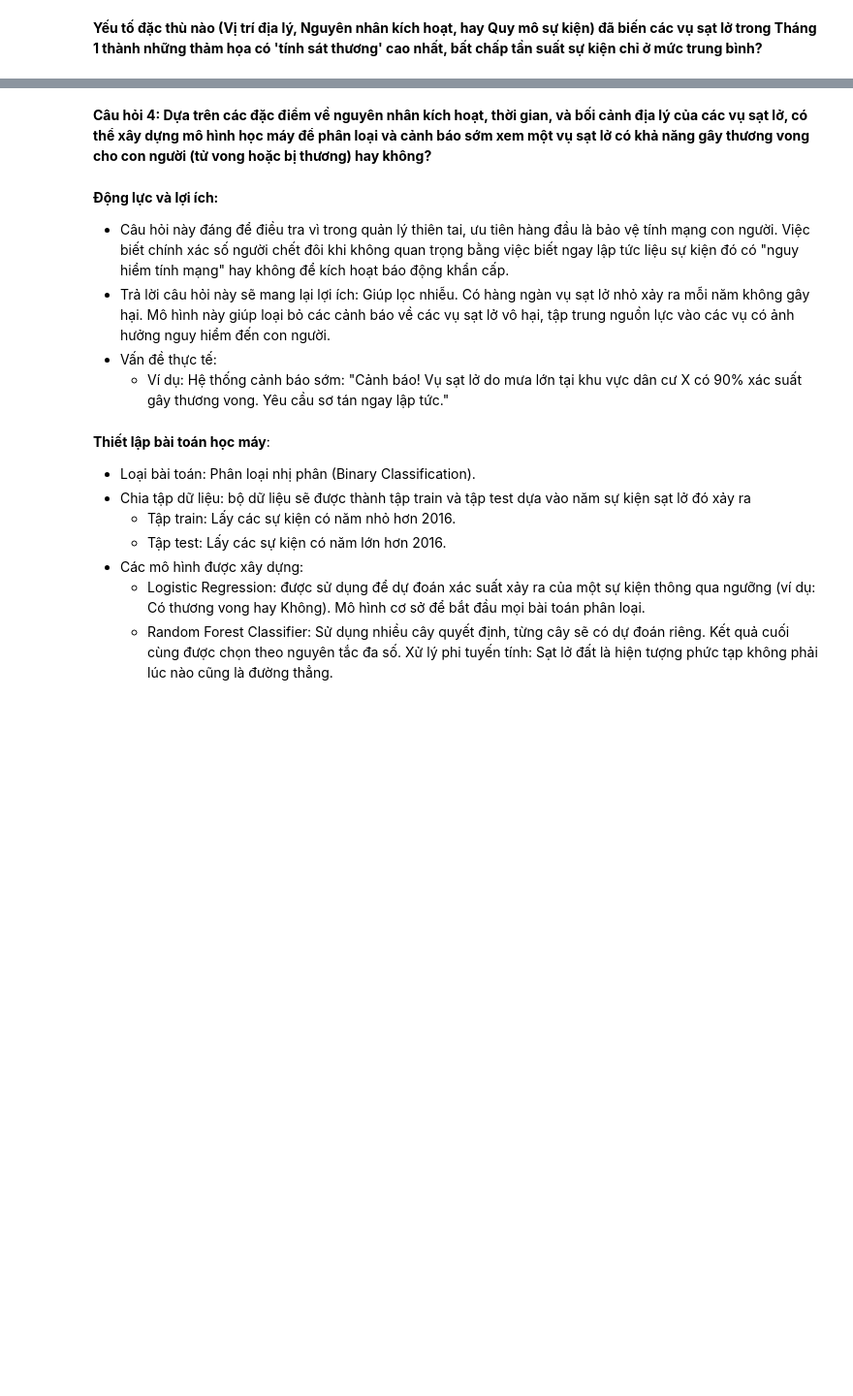
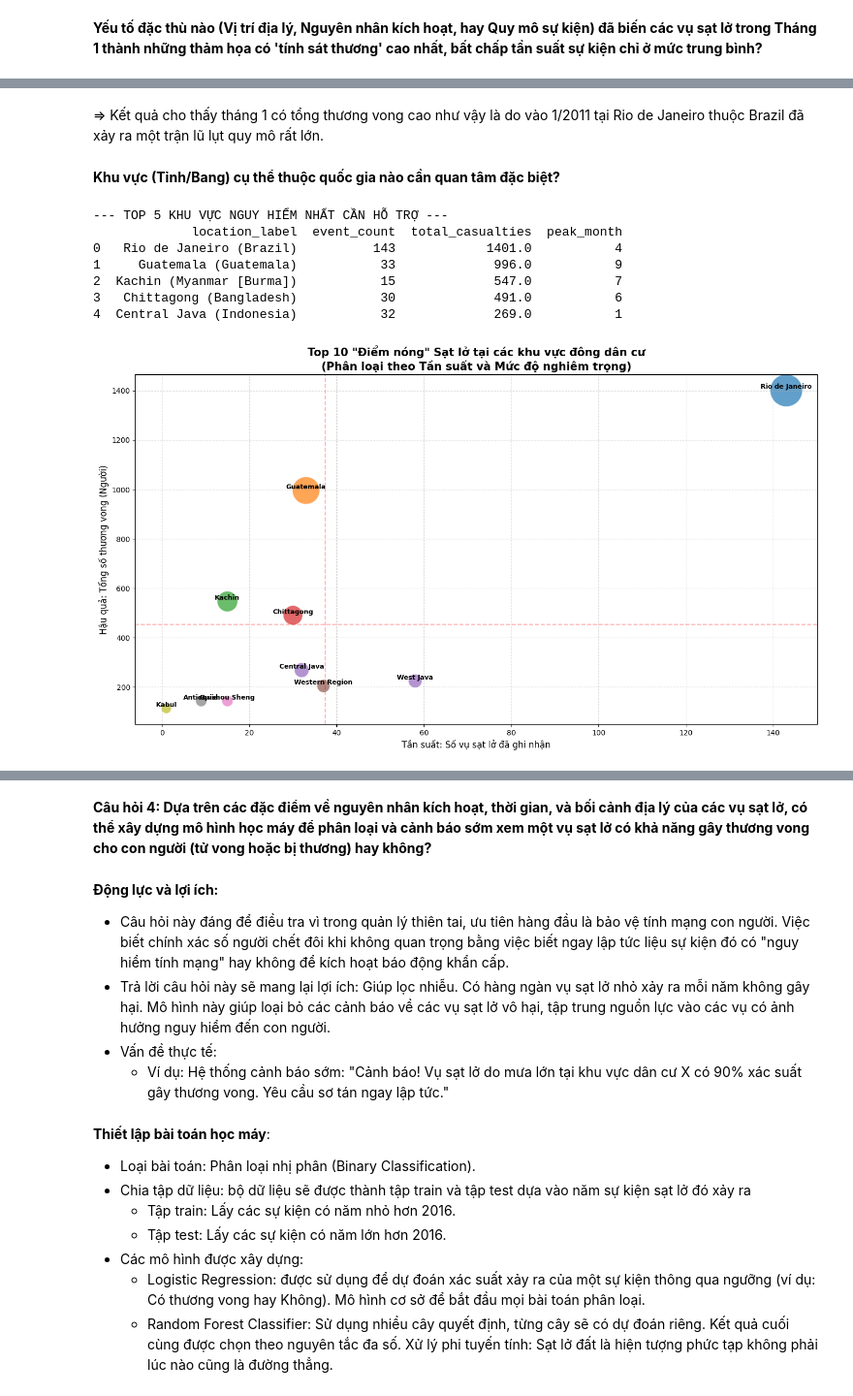
Before and after one commit to tientien01/Global-Landslide-Catalog-NASA-Analysis, a Jupyter notebook: notebook/05_modeling.ipynb, the cells around one changed output, grey strips where cells are left out. Shown at 97% size. Drawn from its saved outputs; the diff is of its cells as text; code cells hidden in the pictures; blank space fills up the shorter version.

```diff
--- a/notebook/05_modeling.ipynb
+++ b/notebook/05_modeling.ipynb
@@ -274,0 +270,72 @@ Thương vong: 424 người
+# %% [markdown]
+=> Kết quả cho thấy tháng 1 có tổng thương vong cao như vậy là do vào 1/2011 tại Rio de Janeiro thuộc Brazil đã xảy ra một trận lũ lụt quy mô rất lớn.
+# %% [markdown]
+**Khu vực (Tỉnh/Bang) cụ thể thuộc quốc gia nào cần quan tâm đặc biệt?**
+# %%
+# --- BƯỚC 1: TÍNH TOÁN CHỈ SỐ RỦI RO THEO KHU VỰC ---
+
+# Hàm tìm tháng xảy ra nhiều nhất (Mode)
+def aget_peak_month(x):
+    return x.mode()[0] if not x.mode().empty else np.nan
+# Tính toán cột tổng thương vong
+df_high_pop['total_casualties'] = (
+    df_high_pop['fatality_count'] + df_high_pop['injury_count']
+)
+
+# Gom nhóm theo Quốc gia và Đơn vị hành chính
+regional_risk = df_high_pop.groupby(['country_name', 'admin_division_name']).agg({
+    'event_date': 'count',          # Tần suất (Số vụ)
+    'total_casualties': 'sum',      # Hậu quả (Tổng thương vong)
+    'month': get_peak_month         # Tháng cao điểm
+}).rename(columns={'event_date': 'event_count', 'month': 'peak_month'})
+
+# Sắp xếp theo mức độ thương vong để tìm ra nơi nguy hiểm nhất
+top_risk_regions = regional_risk.sort_values(by='total_casualties', ascending=False).head(10).reset_index()
+
+# Tạo cột nhãn hiển thị: "Tên Tỉnh (Tên QG)"
+top_risk_regions['location_label'] = top_risk_regions['admin_division_name'] + ' (' + top_risk_regions['country_name'] + ')'
+
+print("--- TOP 5 KHU VỰC NGUY HIỂM NHẤT CẦN HỖ TRỢ ---")
+print(top_risk_regions[['location_label', 'event_count', 'total_casualties', 'peak_month']].head(5))
+
+# --- BƯỚC 2: TRỰC QUAN HÓA (Biểu đồ Bong bóng - Bubble Chart) ---
+plt.figure(figsize=(14, 8))
+
+# Sử dụng Scatter plot: Trục X = Số vụ, Trục Y = Thương vong, Kích thước bóng = Thương vong
+sns.scatterplot(data=top_risk_regions,
+                x='event_count',
+                y='total_casualties',
+                size='total_casualties',
+                sizes=(200, 2000), # Kích thước bong bóng
+                hue='country_name', # Màu theo quốc gia
+                alpha=0.7,
+                legend=False)
+
+# Thêm nhãn tên địa phương vào từng điểm
+for i in range(len(top_risk_regions)):
+    plt.text(x=top_risk_regions.iloc[i]['event_count'],
+             y=top_risk_regions.iloc[i]['total_casualties'],
+             s=top_risk_regions.iloc[i]['admin_division_name'], # Chỉ hiện tên Tỉnh cho gọn
+             fontdict={'size':9, 'weight':'bold'},
+             ha='center', va='bottom') # Căn chỉnh vị trí chữ
+
+plt.title('Top 10 "Điểm nóng" Sạt lở tại các khu vực đông dân cư\n(Phân loại theo Tần suất và Mức độ nghiêm trọng)', fontsize=15, fontweight='bold')
+plt.xlabel('Tần suất: Số vụ sạt lở đã ghi nhận', fontsize=12)
+plt.ylabel('Hậu quả: Tổng số thương vong (Người)', fontsize=12)
+plt.grid(True, linestyle='--', alpha=0.5)
+
+# Vẽ đường trung bình để chia 4 góc phần tư (Optional)
+plt.axhline(y=top_risk_regions['total_casualties'].mean(), color='red', linestyle='--', alpha=0.3)
+plt.axvline(x=top_risk_regions['event_count'].mean(), color='red', linestyle='--', alpha=0.3)
+
+plt.tight_layout()
+plt.show()
+# %% [output]
+--- TOP 5 KHU VỰC NGUY HIỂM NHẤT CẦN HỖ TRỢ ---
+             location_label  event_count  total_casualties  peak_month
+0   Rio de Janeiro (Brazil)          143            1401.0           4
+1     Guatemala (Guatemala)           33             996.0           9
+2  Kachin (Myanmar [Burma])           15             547.0           7
+3   Chittagong (Bangladesh)           30             491.0           6
+4  Central Java (Indonesia)           32             269.0           1
+[figure, added]
```
Also changed, not shown: parts of 8 cells of this notebook.
